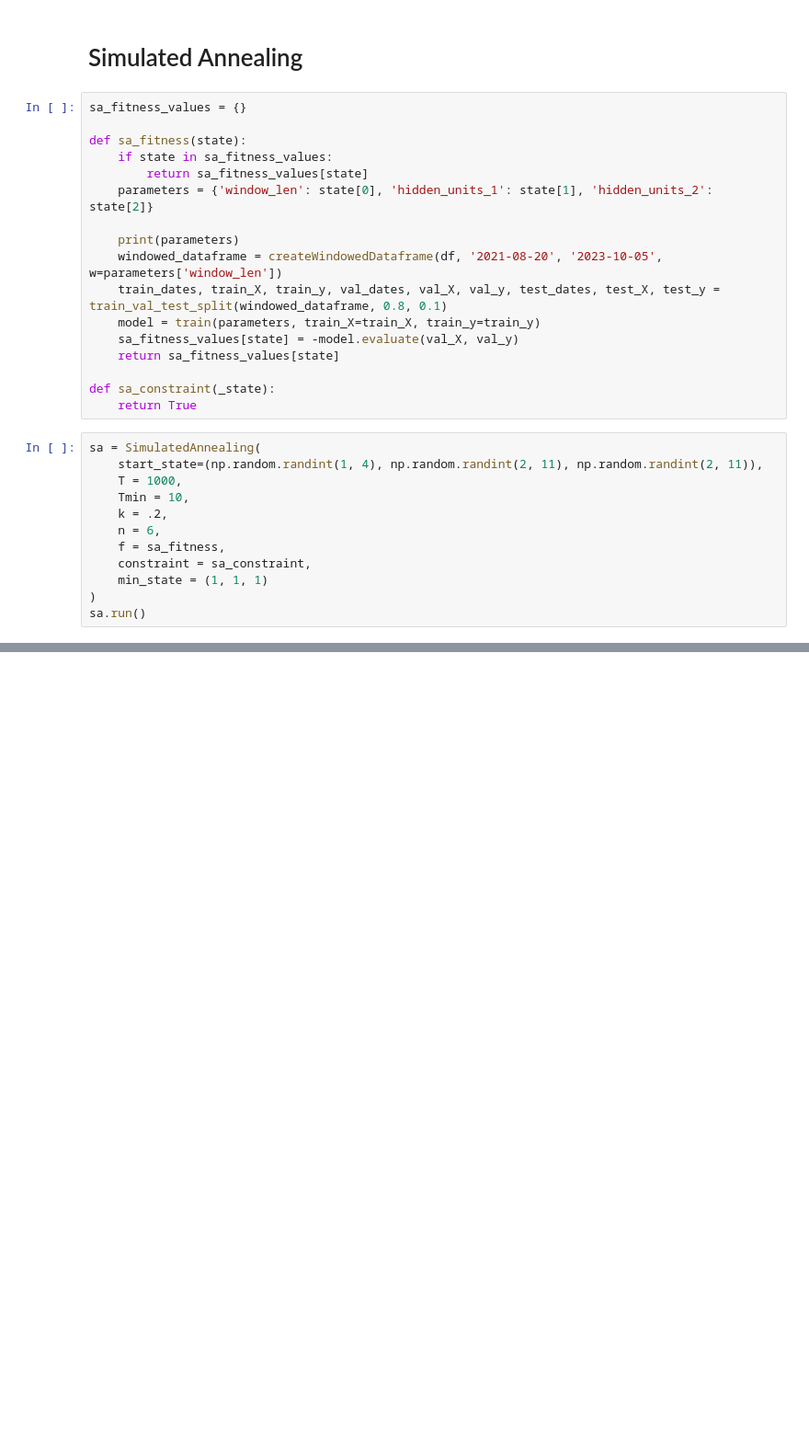
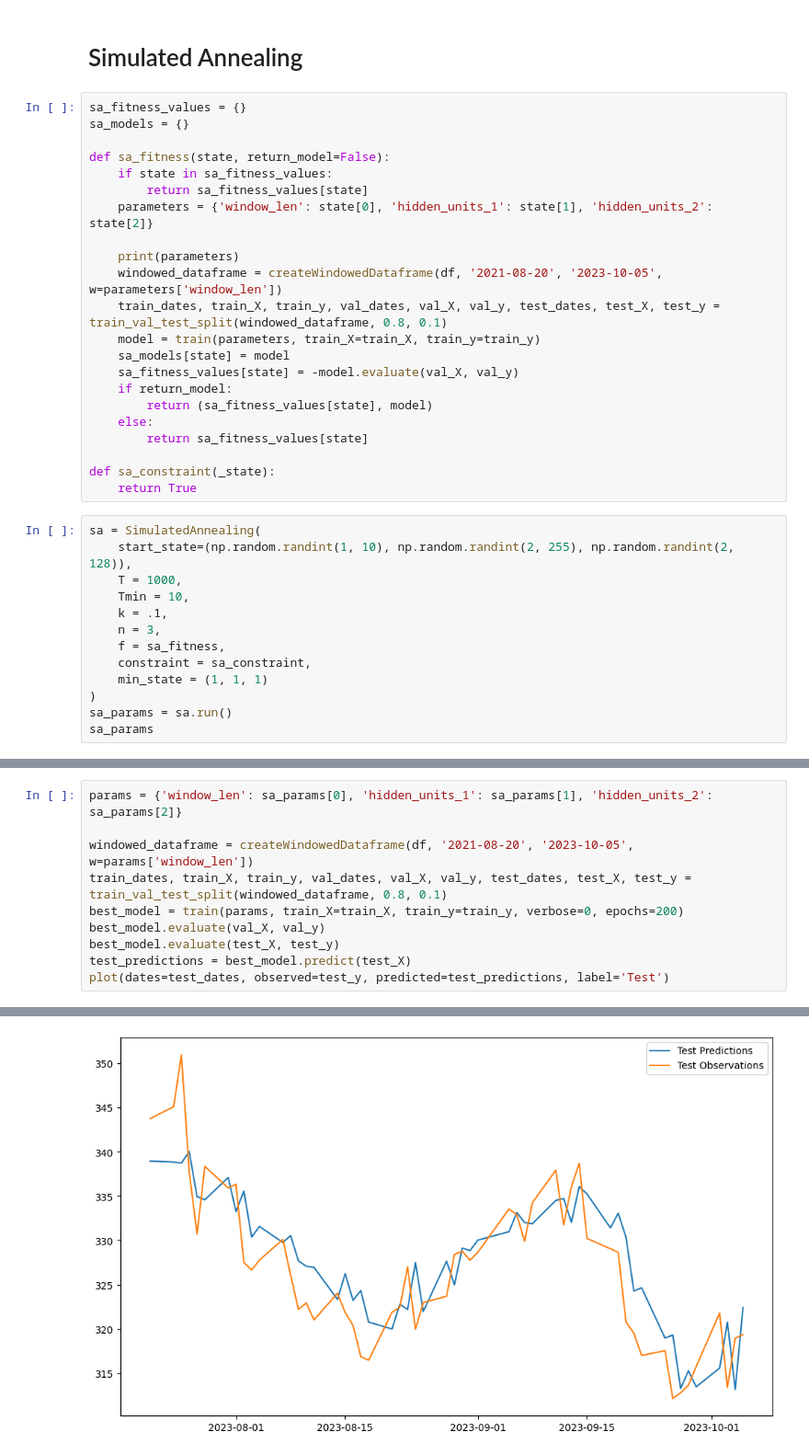
Before and after one commit to sabyabhoi/AI-assignment, a Jupyter notebook: stock-prediction.ipynb, the cells around one changed output, grey strips where cells are left out. Shown at 92% size. Saved outputs shown, nothing was run; the diff lists cells and outputs as text; blank space fills up the shorter version.

Commit message:
Further fine tune SA params

```diff
--- a/stock-prediction.ipynb
+++ b/stock-prediction.ipynb
@@ -230,8 +230,9 @@ plot(dates=test_dates, observed=test_y, predicted=test_predictions, label='Test'
 # Simulated Annealing
 # %%
 sa_fitness_values = {}
+sa_models = {}
 
-def sa_fitness(state):
+def sa_fitness(state, return_model=False):
     if state in sa_fitness_values:
         return sa_fitness_values[state]
     parameters = {'window_len': state[0], 'hidden_units_1': state[1], 'hidden_units_2': state[2]}
@@ -240,22 +241,27 @@ def sa_fitness(state):
     windowed_dataframe = createWindowedDataframe(df, '2021-08-20', '2023-10-05', w=parameters['window_len'])
     train_dates, train_X, train_y, val_dates, val_X, val_y, test_dates, test_X, test_y = train_val_test_split(windowed_dataframe, 0.8, 0.1)
     model = train(parameters, train_X=train_X, train_y=train_y)
+    sa_models[state] = model
     sa_fitness_values[state] = -model.evaluate(val_X, val_y)
-    return sa_fitness_values[state]
+    if return_model:
+        return (sa_fitness_values[state], model)
+    else:
+        return sa_fitness_values[state]
 
 def sa_constraint(_state):
     return True
 # %%
 sa = SimulatedAnnealing(
-    start_state=(np.random.randint(1, 4), np.random.randint(2, 11), np.random.randint(2, 11)),
+    start_state=(np.random.randint(1, 10), np.random.randint(2, 255), np.random.randint(2, 128)),
     T = 1000,
     Tmin = 10,
-    k = .2,
-    n = 6,
+    k = .1,
+    n = 3,
     f = sa_fitness,
     constraint = sa_constraint,
     min_state = (1, 1, 1)
 )
-sa.run()
+sa_params = sa.run()
+sa_params
 # %% [output]
 [TEMP = 1000] 1:
@@ -278,0 +285,11 @@ sa.run()
+# %%
+params = {'window_len': sa_params[0], 'hidden_units_1': sa_params[1], 'hidden_units_2': sa_params[2]}
+
+windowed_dataframe = createWindowedDataframe(df, '2021-08-20', '2023-10-05', w=params['window_len'])
+train_dates, train_X, train_y, val_dates, val_X, val_y, test_dates, test_X, test_y = train_val_test_split(windowed_dataframe, 0.8, 0.1)
+best_model = train(params, train_X=train_X, train_y=train_y, verbose=0, epochs=200)
+best_model.evaluate(val_X, val_y)
+best_model.evaluate(test_X, test_y)
+test_predictions = best_model.predict(test_X)
+plot(dates=test_dates, observed=test_y, predicted=test_predictions, label='Test')
+# %% [output]
@@ -278,0 +299 @@ sa.run()
+[figure, added]
```
Also changed, not shown: parts of 4 cells of this notebook, 1 other file.
